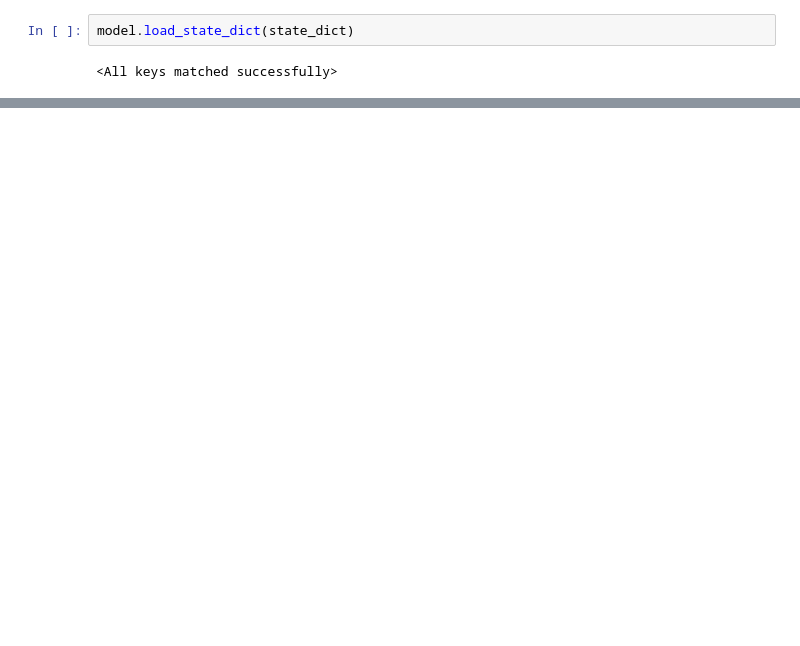
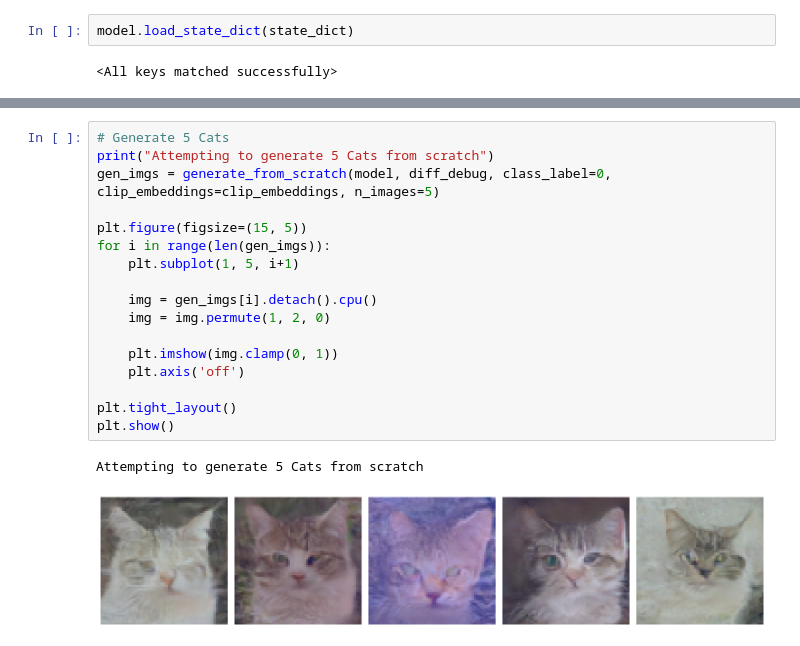
Before and after one commit to robertbejan/deepavance, a Jupyter notebook: miniproject_diffusion.ipynb, the cells around one changed output, grey strips where cells are left out. Saved outputs shown, nothing was run; the diff lists cells and outputs as text; blank space fills up the shorter version.

```diff
--- a/miniproject_diffusion.ipynb
+++ b/miniproject_diffusion.ipynb
@@ -692,0 +647,20 @@ Attempting to generate 4 Cats from scratch...
+# %%
+# Generate 5 Cats
+print("Attempting to generate 5 Cats from scratch")
+gen_imgs = generate_from_scratch(model, diff_debug, class_label=0, clip_embeddings=clip_embeddings, n_images=5)
+
+plt.figure(figsize=(15, 5))
+for i in range(len(gen_imgs)):
+    plt.subplot(1, 5, i+1)
+
+    img = gen_imgs[i].detach().cpu()
+    img = img.permute(1, 2, 0)
+
+    plt.imshow(img.clamp(0, 1))
+    plt.axis('off')
+
+plt.tight_layout()
+plt.show()
+# %% [output]
+Attempting to generate 5 Cats from scratch
+[figure, added]
```
Also changed, not shown: parts of 19 cells of this notebook, 1 other file.
